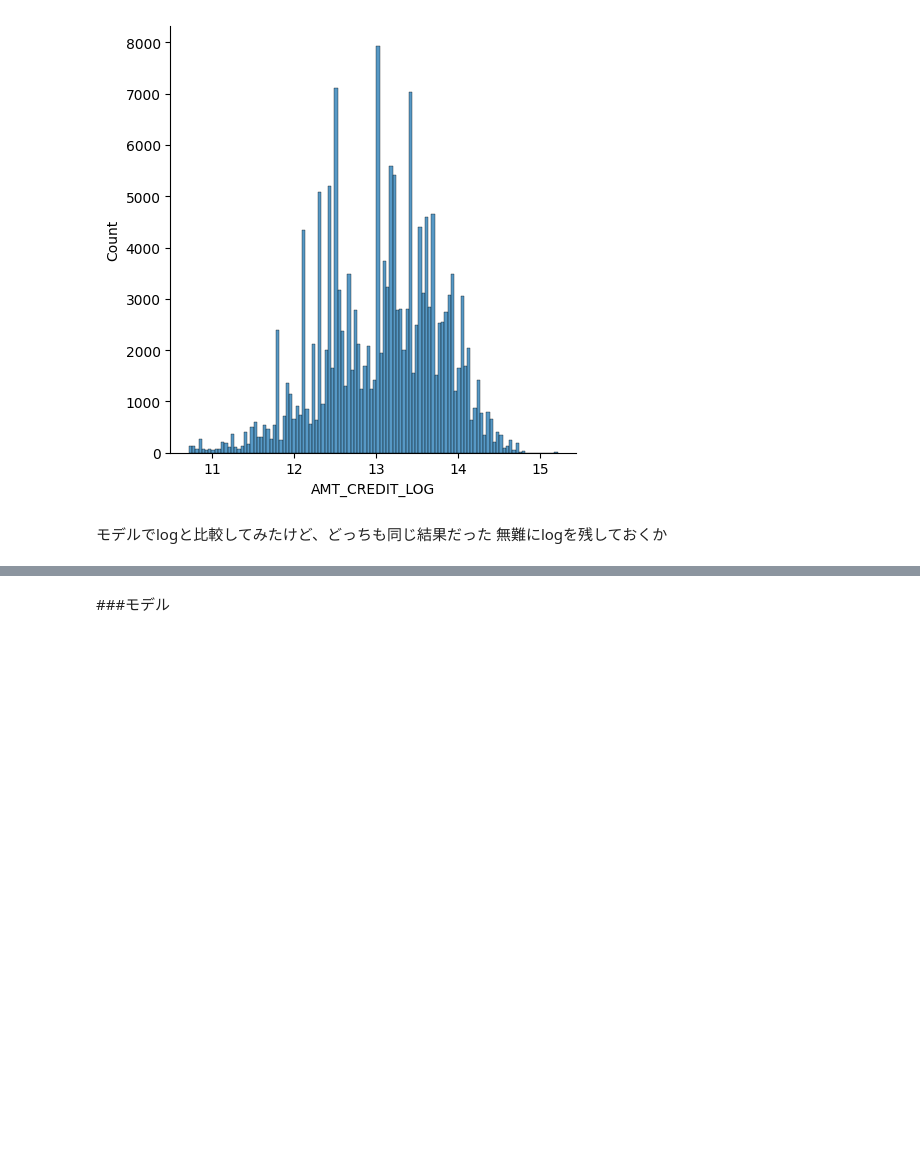
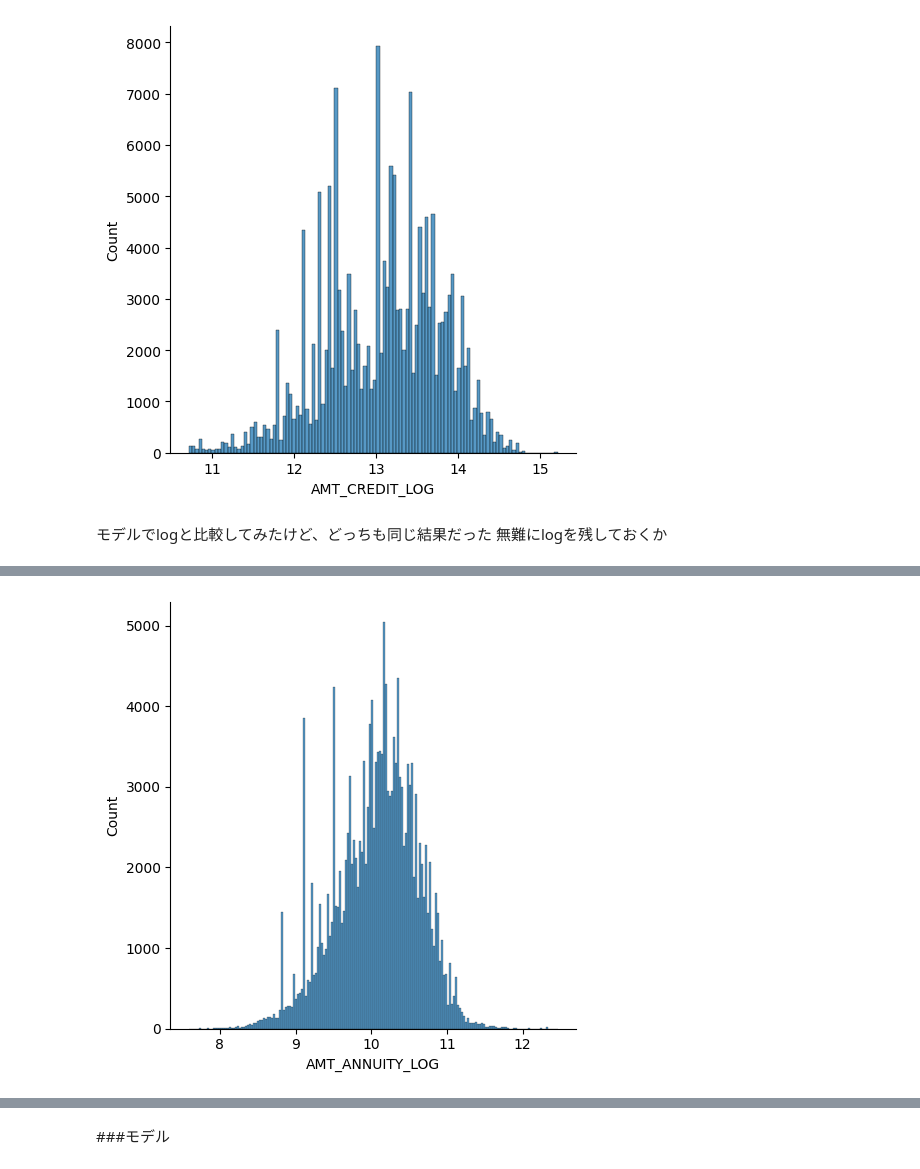
Before and after one commit to aki05162525/gci_compe2, a Jupyter notebook: compe2_ver1.ipynb, the cells around one changed output, grey strips where cells are left out. Cells and saved outputs as stored; diff of their text form; code cells hidden in the pictures; blank space fills up the shorter version.

```diff
--- a/compe2_ver1.ipynb
+++ b/compe2_ver1.ipynb
@@ -374,0 +406,9 @@ plt.show()
+# %%
+
+train["AMT_ANNUITY_LOG"] = np.log1p(train["AMT_ANNUITY"])
+test["AMT_ANNUITY_LOG"] = np.log1p(test["AMT_ANNUITY"])
+# %%
+sns.displot(data=train, x="AMT_ANNUITY_LOG")
+plt.show()
+# %% [output]
+[figure, added]
```
Also changed, not shown: parts of 7 cells of this notebook.
